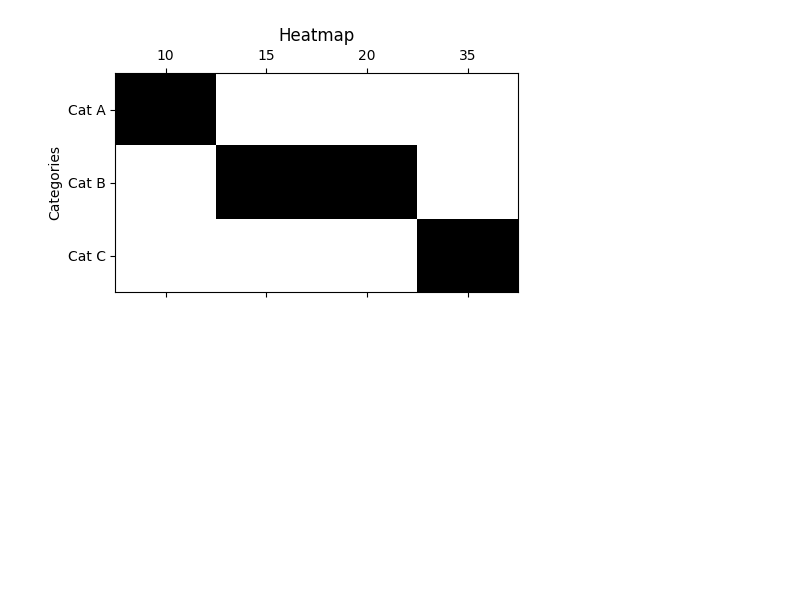
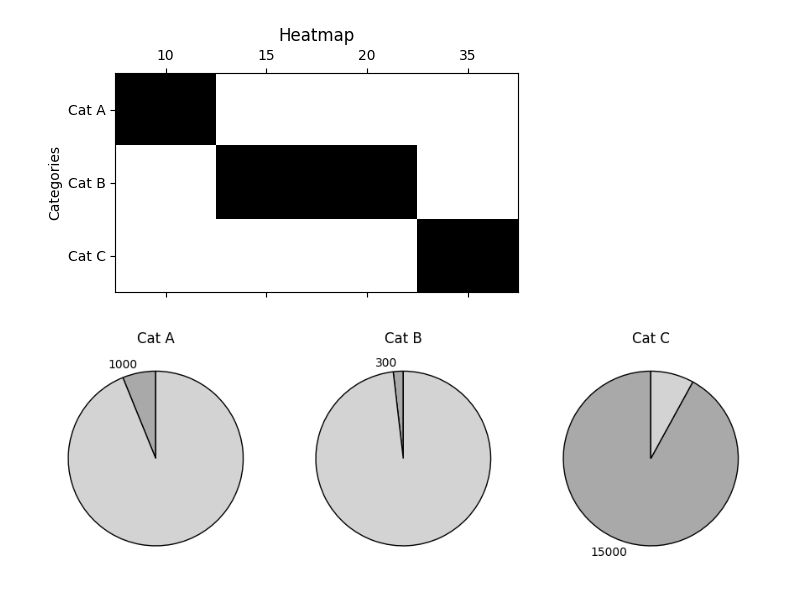
Before and after one commit to layik/dynairxvis, a Jupyter notebook: notebooks/get_started.ipynb, the cells around one changed output. Cells and saved outputs as stored; diff of their text form; code cells hidden in the pictures; blank space fills up the shorter version.

```diff
--- a/notebooks/get_started.ipynb
+++ b/notebooks/get_started.ipynb
@@ -39,3 +48,17 @@ from dynairxvis.plot import heatmap
 heatmap(categories, values)
 # %% [output]
 [figure]
+# %%
+from dynairxvis.pie import pie
+values = [1000, 300, 15000]
+pie(categories, values)
+# compare the function with below
+# fig, axs = plt.subplots(1, len(categories), figsize=(len(categories) * 5, 5))
+# for i, (category, value) in enumerate(zip(categories, values)):
+#     axs[i].pie([value, (max(values)-value)], labels=[f'{value}', ''], colors=['gray', 'white'], startangle=90, wedgeprops=dict(edgecolor='black'))
+#     axs[i].set_title(f'{category}')
+
+# plt.tight_layout()
+# plt.show()
+# %% [output]
+[figure, added]
```
Also changed, not shown: parts of 3 cells of this notebook, 4 other files.
